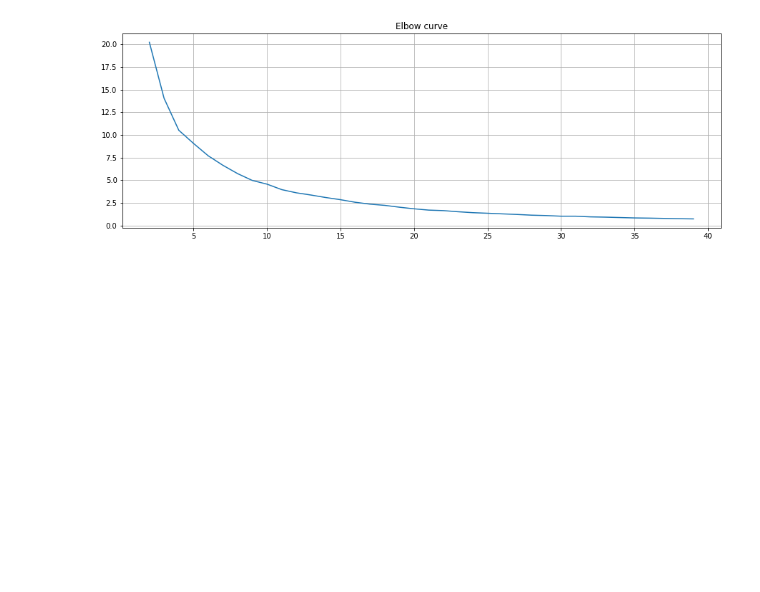
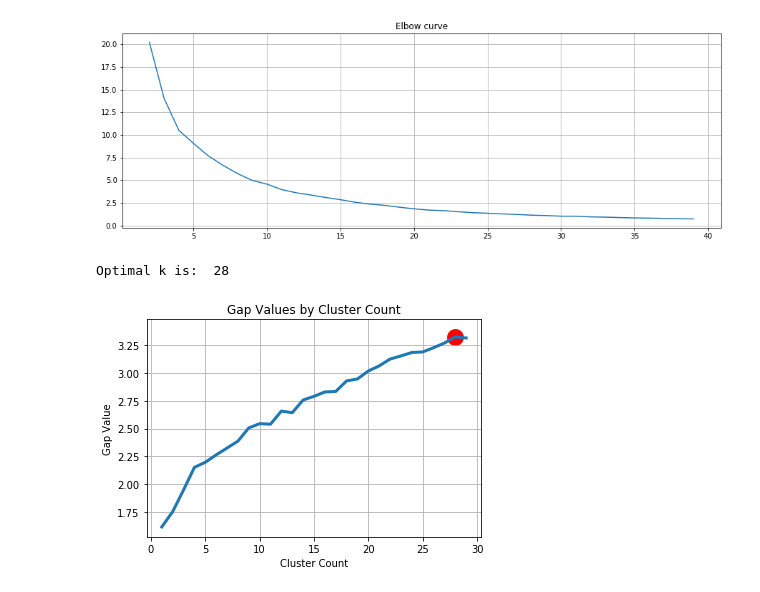
Before and after one commit to vipulpopat/MSCAI_Sem1_Etivity3, a Jupyter notebook: Etivity3_ClusteringManifoldLearning.ipynb, the cells around one changed output. Drawn from its saved outputs; the diff is of its cells as text; code cells hidden in the pictures; blank space fills up the shorter version.

```diff
--- a/Etivity3_ClusteringManifoldLearning.ipynb
+++ b/Etivity3_ClusteringManifoldLearning.ipynb
@@ -124,0 +155,15 @@ plt.show()
+# %%
+k, gapdf = optimalK(data, nrefs=5, maxClusters=30)
+print ('Optimal k is: ', k)
+# %% [output]
+Optimal k is:  28
+# %%
+plt.plot(gapdf.clusterCount, gapdf.gap, linewidth=3)
+plt.scatter(gapdf[gapdf.clusterCount == k].clusterCount, gapdf[gapdf.clusterCount == k].gap, s=250, c='r')
+plt.grid(True)
+plt.xlabel('Cluster Count')
+plt.ylabel('Gap Value')
+plt.title('Gap Values by Cluster Count')
+plt.show()
+# %% [output]
+[figure, added]
```
Also changed, not shown: parts of 7 cells of this notebook, 1 other file.
